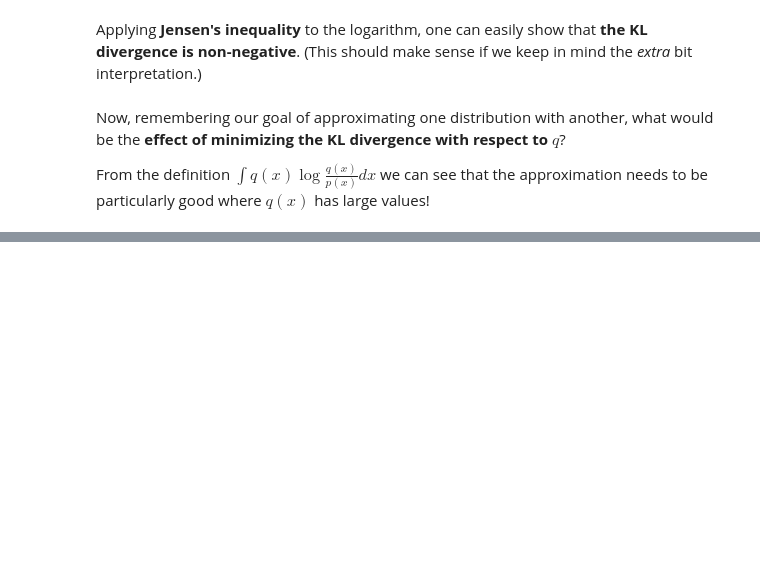
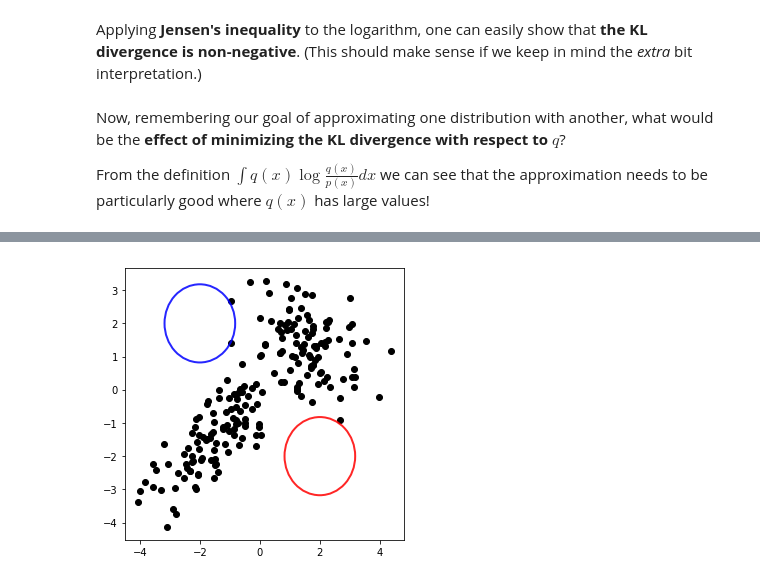
Before and after one commit to olafwied/AdvBayes-Course, a Jupyter notebook: Advanced Bayes - Course Materials.ipynb, the cells around one changed output, grey strips where cells are left out. Drawn from its saved outputs; the diff is of its cells as text; code cells hidden in the pictures; blank space fills up the shorter version.

Commit message:
Update Advanced Bayes - Course Materials.ipynb
Add up to E-Step of Part II

```diff
--- a/Advanced Bayes - Course Materials.ipynb
+++ b/Advanced Bayes - Course Materials.ipynb
@@ -505,0 +690,40 @@ Part II - Latent Variable Models and the EM Algorithm
+# %%
+# Let's define some (pretty bad) initial parameters
+a = [0.5,0.5]                     #the mixing parameter
+m = [np.array([-2,2]),            #the mean vector
+     np.array([2,-2])]
+S = [np.array([[1.0, 0.0],[0.0,1.0]]), #the covariance matrices
+     np.array([[1.0, 0.0],[0.0,1.0]])]
+# %%
+def get_ellipsoid_from_cov(cov,m,ax,color):
+    from matplotlib.patches import Ellipse
+
+    w,v, = np.linalg.eig(cov)
+    i0 = np.argmax(w)
+    i1 = np.argmin(w)
+    w_max = 2.355*np.sqrt(w[i0]) #~ about 50% confidence interval
+    w_min = 2.355*np.sqrt(w[i1])
+    v_max = v[i0]
+    v_min = v[i1]
+    angle = np.arctan2(v_max[1],v_max[0])
+
+    if(angle < 0):
+        angle = angle + 2*np.pi;
+    angle = np.degrees(angle)
+    e = Ellipse(xy = m, width=w_min, height=w_max, angle=angle)
+    e.set_alpha(0.85)
+    e.set_edgecolor(color)
+    e.set_fill(False)
+    e.set_linewidth(2)
+    ax.add_artist(e)
+# %%
+def plot_e_step(colors,m,S):
+    fig, ax = plt.subplots(1, 1, figsize = (5,5))
+    ax.scatter(data[:,0],data[:,1],c=colors)
+    get_ellipsoid_from_cov(S[0],m[0],ax,'b')
+    get_ellipsoid_from_cov(S[1],m[1],ax,'r')
+    plt.show()
+# %%
+plot_e_step('k',m,S) # before the first E-step performed
+# %% [output]
+[figure, added]
```
Also changed, not shown: parts of 33 cells of this notebook.
